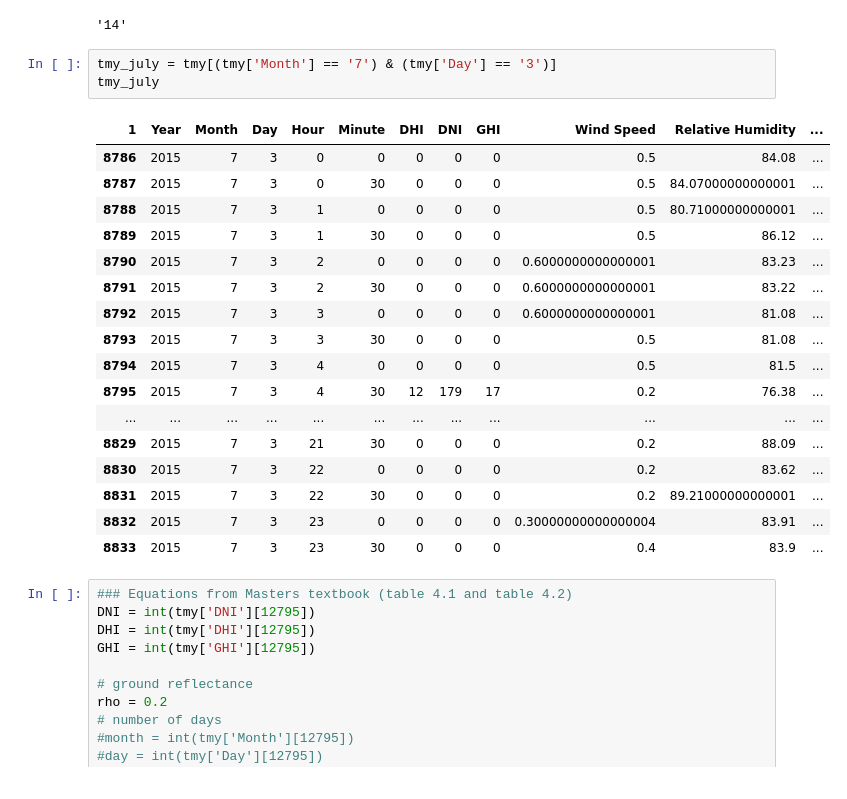
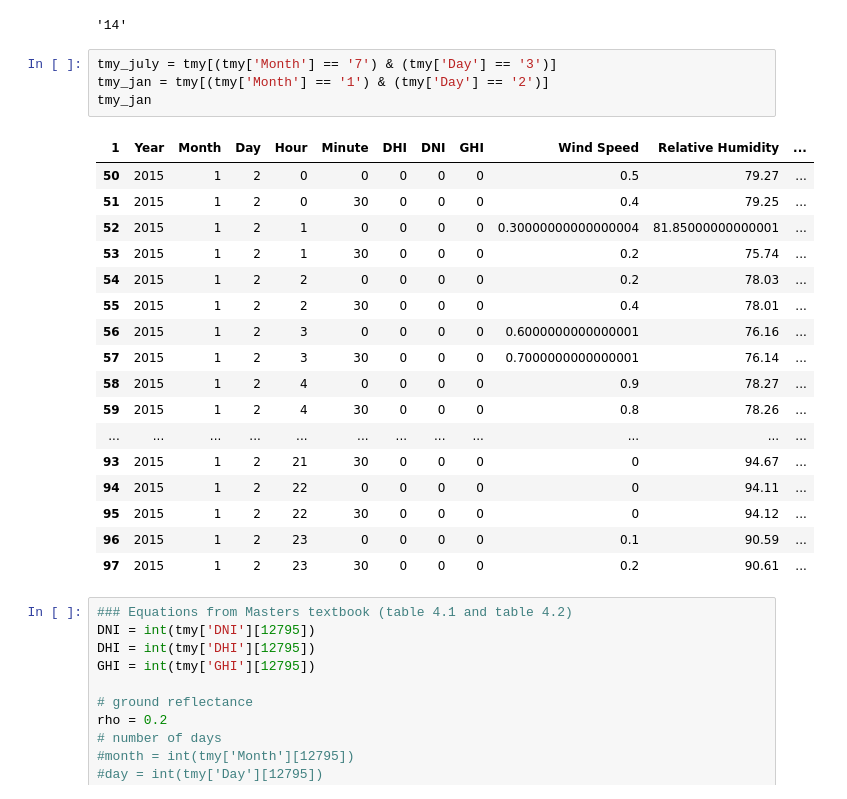
Before and after one commit to margot03/InSIGHT, a Jupyter notebook: TMYFormatting.ipynb, the cells around one changed output. Drawn from its saved outputs; the diff is of its cells as text.

```diff
--- a/TMYFormatting.ipynb
+++ b/TMYFormatting.ipynb
@@ -48,25 +48,26 @@ tmy['Hour'][30]
 '14'
 # %%
 tmy_july = tmy[(tmy['Month'] == '7') & (tmy['Day'] == '3')]
-tmy_july
+tmy_jan = tmy[(tmy['Month'] == '1') & (tmy['Day'] == '2')]
+tmy_jan
 # %% [output]
 | 1 | Year | Month | Day | Hour | Minute | DHI | DNI | GHI | Wind Speed | Relative Humidity | ... |
-| 8786 | 2015 | 7 | 3 | 0 | 0 | 0 | 0 | 0 | 0.5 | 84.08 | ... |
-| 8787 | 2015 | 7 | 3 | 0 | 30 | 0 | 0 | 0 | 0.5 | 84.07000000000001 | ... |
-| 8788 | 2015 | 7 | 3 | 1 | 0 | 0 | 0 | 0 | 0.5 | 80.71000000000001 | ... |
-| 8789 | 2015 | 7 | 3 | 1 | 30 | 0 | 0 | 0 | 0.5 | 86.12 | ... |
-| 8790 | 2015 | 7 | 3 | 2 | 0 | 0 | 0 | 0 | 0.6000000000000001 | 83.23 | ... |
-| 8791 | 2015 | 7 | 3 | 2 | 30 | 0 | 0 | 0 | 0.6000000000000001 | 83.22 | ... |
-| 8792 | 2015 | 7 | 3 | 3 | 0 | 0 | 0 | 0 | 0.6000000000000001 | 81.08 | ... |
-| 8793 | 2015 | 7 | 3 | 3 | 30 | 0 | 0 | 0 | 0.5 | 81.08 | ... |
-| 8794 | 2015 | 7 | 3 | 4 | 0 | 0 | 0 | 0 | 0.5 | 81.5 | ... |
-| 8795 | 2015 | 7 | 3 | 4 | 30 | 12 | 179 | 17 | 0.2 | 76.38 | ... |
+| 50 | 2015 | 1 | 2 | 0 | 0 | 0 | 0 | 0 | 0.5 | 79.27 | ... |
+| 51 | 2015 | 1 | 2 | 0 | 30 | 0 | 0 | 0 | 0.4 | 79.25 | ... |
+| 52 | 2015 | 1 | 2 | 1 | 0 | 0 | 0 | 0 | 0.30000000000000004 | 81.85000000000001 | ... |
+| 53 | 2015 | 1 | 2 | 1 | 30 | 0 | 0 | 0 | 0.2 | 75.74 | ... |
+| 54 | 2015 | 1 | 2 | 2 | 0 | 0 | 0 | 0 | 0.2 | 78.03 | ... |
+| 55 | 2015 | 1 | 2 | 2 | 30 | 0 | 0 | 0 | 0.4 | 78.01 | ... |
+| 56 | 2015 | 1 | 2 | 3 | 0 | 0 | 0 | 0 | 0.6000000000000001 | 76.16 | ... |
+| 57 | 2015 | 1 | 2 | 3 | 30 | 0 | 0 | 0 | 0.7000000000000001 | 76.14 | ... |
+| 58 | 2015 | 1 | 2 | 4 | 0 | 0 | 0 | 0 | 0.9 | 78.27 | ... |
+| 59 | 2015 | 1 | 2 | 4 | 30 | 0 | 0 | 0 | 0.8 | 78.26 | ... |
 | ... | ... | ... | ... | ... | ... | ... | ... | ... | ... | ... | ... |
-| 8829 | 2015 | 7 | 3 | 21 | 30 | 0 | 0 | 0 | 0.2 | 88.09 | ... |
-| 8830 | 2015 | 7 | 3 | 22 | 0 | 0 | 0 | 0 | 0.2 | 83.62 | ... |
-| 8831 | 2015 | 7 | 3 | 22 | 30 | 0 | 0 | 0 | 0.2 | 89.21000000000001 | ... |
-| 8832 | 2015 | 7 | 3 | 23 | 0 | 0 | 0 | 0 | 0.30000000000000004 | 83.91 | ... |
-| 8833 | 2015 | 7 | 3 | 23 | 30 | 0 | 0 | 0 | 0.4 | 83.9 | ... |
+| 93 | 2015 | 1 | 2 | 21 | 30 | 0 | 0 | 0 | 0 | 94.67 | ... |
+| 94 | 2015 | 1 | 2 | 22 | 0 | 0 | 0 | 0 | 0 | 94.11 | ... |
+| 95 | 2015 | 1 | 2 | 22 | 30 | 0 | 0 | 0 | 0 | 94.12 | ... |
+| 96 | 2015 | 1 | 2 | 23 | 0 | 0 | 0 | 0 | 0.1 | 90.59 | ... |
+| 97 | 2015 | 1 | 2 | 23 | 30 | 0 | 0 | 0 | 0.2 | 90.61 | ... |
 # %%
 ### Equations from Masters textbook (table 4.1 and table 4.2)
 DNI = int(tmy['DNI'][12795])
```
Also changed, not shown: parts of 1 cell of this notebook, 3 other files.
